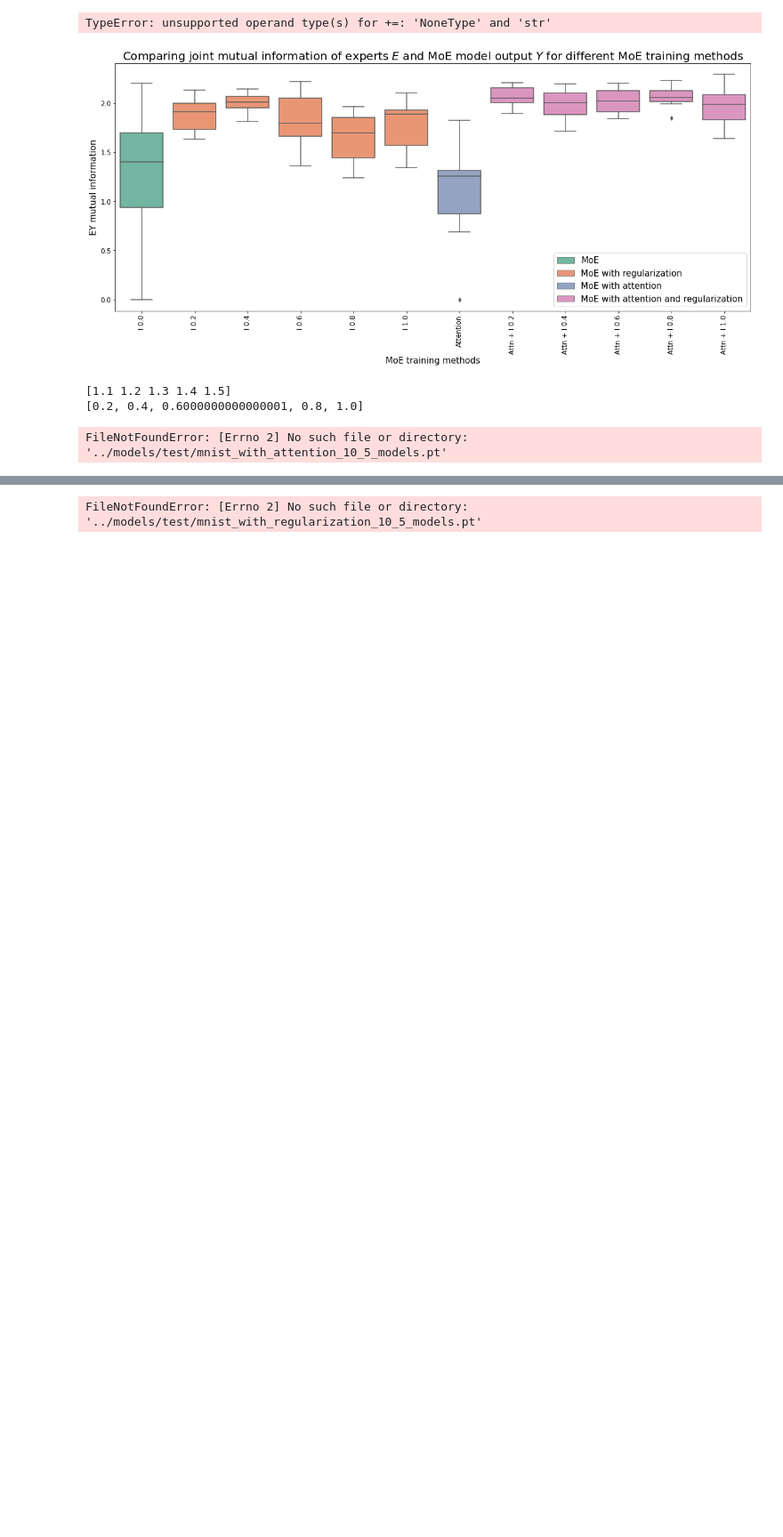
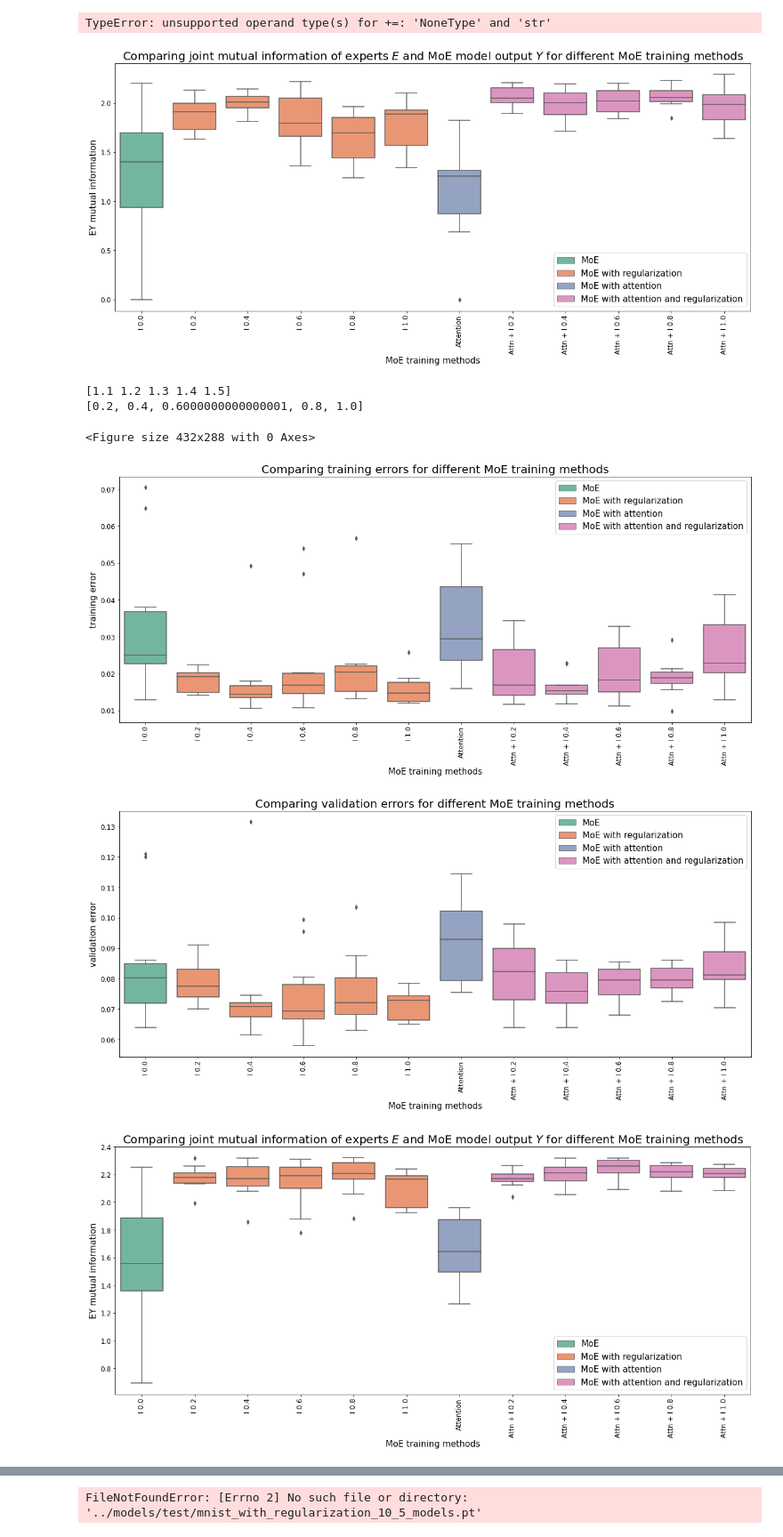
Before and after one commit to yamsgithub/modular_deep_learning, a Jupyter notebook: notebooks/mnist_classification_with_attention.ipynb, the cells around one changed output, grey strips where cells are left out. Shown at 89% size. Drawn from its saved outputs; the diff is of its cells as text; code cells hidden in the pictures; blank space fills up the shorter version.

```diff
--- a/notebooks/mnist_classification_with_attention.ipynb
+++ b/notebooks/mnist_classification_with_attention.ipynb
@@ -2134,37 +2128,37 @@ boxplot(model_with_reg=model_with_reg,
 TypeError: unsupported operand type(s) for +=: 'NoneType' and 'str'
 [figure]
 # %%
-model_without_reg =  model_sample_sim_reg = 'mnist_without_reg'
-model_with_reg = 'mnist_with_reg'
+model_without_reg =  model_sample_sim_reg = 'mnist_transform_without_reg'
+model_with_reg = 'mnist_transform_with_reg'
 model_with_attention = 'mnist_with_attention'
 model_with_attn_reg = 'mnist_with_attn_reg'
 # model_dual_temp_with_attention = 'mnist_dual_temp_with_attention'
 # model_with_temp = 'mnist_dual_temp'
 # model_with_reg_temp = 'mnist_dual_temp_with_reg_test'
 # mnist_attn_output_reg = 'mnist_attn_output_reg'
 
 total_experts = 5
 num_classes = 10
 
 temps = [1.1,1.2]
 temps = np.concatenate((np.arange(1.1,1.6,0.1), np.arange(2, 21, 2), np.arange(25, 51, 5)))
 temps = np.concatenate((np.arange(1.1,1.6,0.1), np.arange(2, 7, 2)))
 temps = np.arange(1.1,1.6,0.1)
 print(temps)
 w_importance_range = [i * 0.2 for i in range(1, 6)]
 print(w_importance_range)
 
 boxplot(
         model_with_reg=model_with_reg, model_without_reg=model_without_reg,
-        # model_with_temp = model_with_temp,
-#         model_with_reg_temp=model_with_reg_temp,
         model_with_attention=model_with_attention,
         model_with_attn_reg=model_with_attn_reg,
-#         mnist_attn_output_reg=mnist_attn_output_reg,
-#         model_sample_sim_reg=model_sample_sim_reg,
         temps=temps,w_importance_range=w_importance_range,
-        total_experts=total_experts, num_classes=num_classes, classes=range(num_classes), testloader=testloader)
+        total_experts=total_experts, num_classes=num_classes, classes=range(num_classes),
+        testloader=testloader, figname='mnist_attentive_gate')
 # %% [output]
 [1.1 1.2 1.3 1.4 1.5]
 [0.2, 0.4, 0.6000000000000001, 0.8, 1.0]
-FileNotFoundError: [Errno 2] No such file or directory: '../models/test/mnist_with_attention_10_5_models.pt'
+<Figure size 432x288 with 0 Axes>
+[figure, added]
+[figure, added]
+[figure, added]
```
Also changed, not shown: parts of 13 cells of this notebook.
